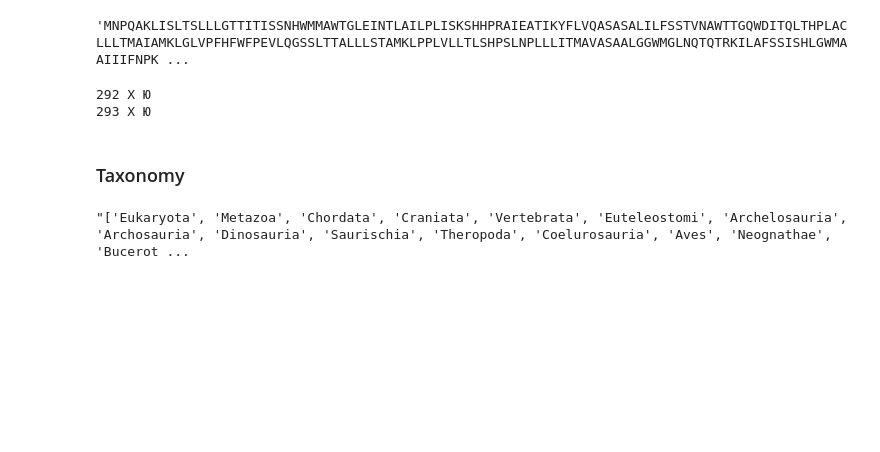
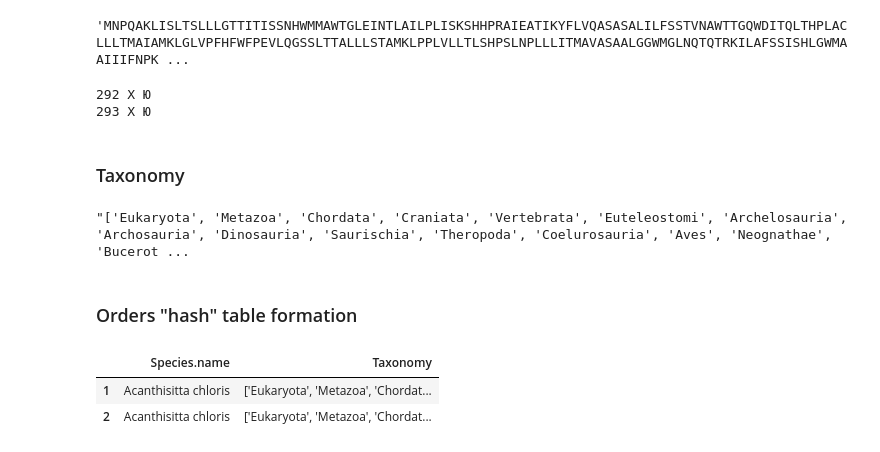
Before and after one commit to kpotoh/birds, a Jupyter notebook: nb/EDA.ipynb, the cells around one changed output. Cells and saved outputs as stored; diff of their text form; code cells hidden in the pictures; blank space fills up the shorter version.

```diff
--- a/nb/EDA.ipynb
+++ b/nb/EDA.ipynb
@@ -163,3 +163,12 @@ for x,y in zip(df["Aminoacids.from.genbank"].values[0], df["Translated.aminoacid
 df["Taxonomy"].values[80]
 # %% [output]
 "['Eukaryota', 'Metazoa', 'Chordata', 'Craniata', 'Vertebrata', 'Euteleostomi', 'Archelosauria', 'Archosauria', 'Dinosauria', 'Saurischia', 'Theropoda', 'Coelurosauria', 'Aves', 'Neognathae', 'Bucerot ...
+# %% [markdown]
+### Orders "hash" table formation
+# %%
+orders = df[["Species.name", "Taxonomy"]]
+orders.head(2)
+# %% [output]
+|  | Species.name | Taxonomy |
+| 1 | Acanthisitta chloris | ['Eukaryota', 'Metazoa', 'Chordat... |
+| 2 | Acanthisitta chloris | ['Eukaryota', 'Metazoa', 'Chordat... |
```
Also changed, not shown: parts of 7 cells of this notebook, 4 other files.
